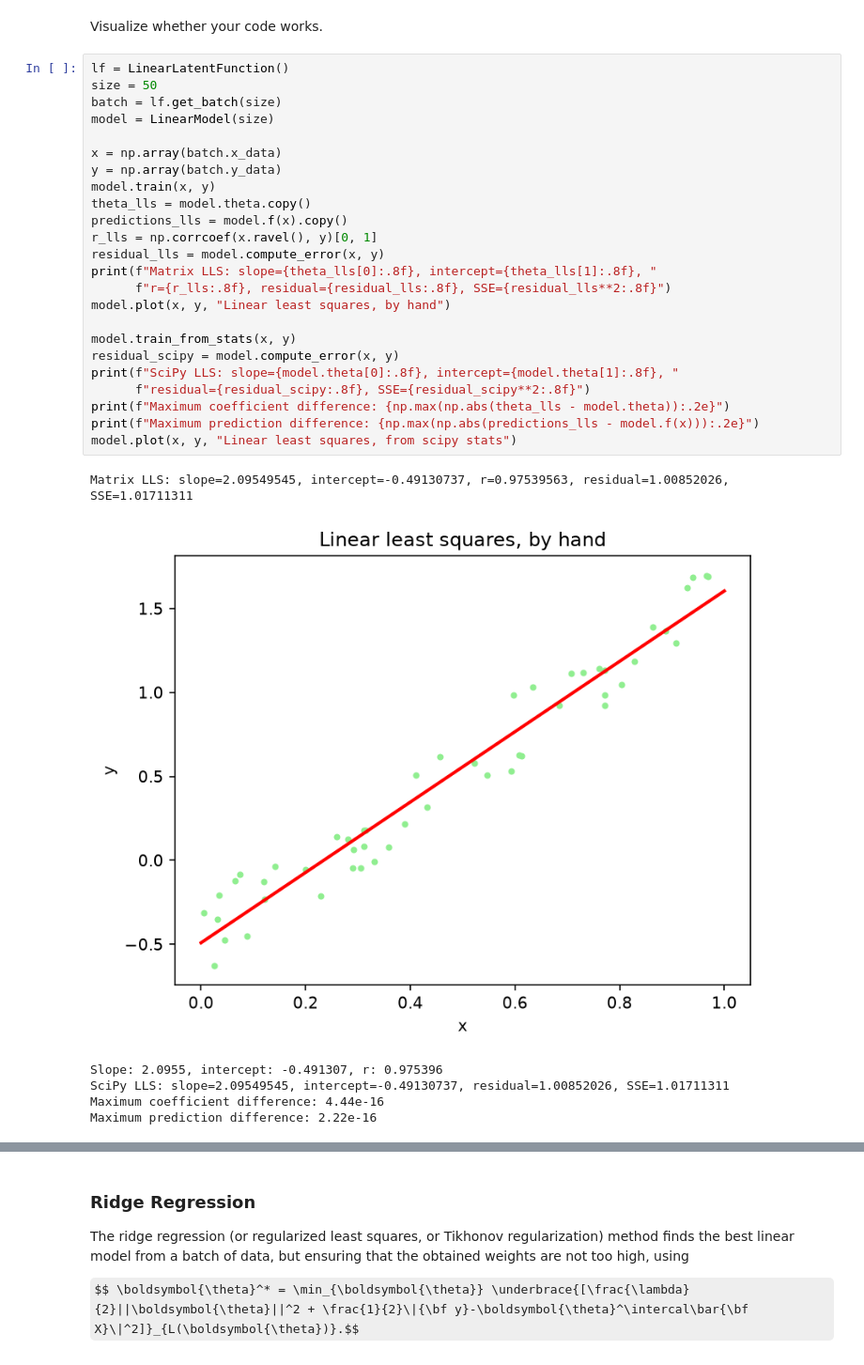
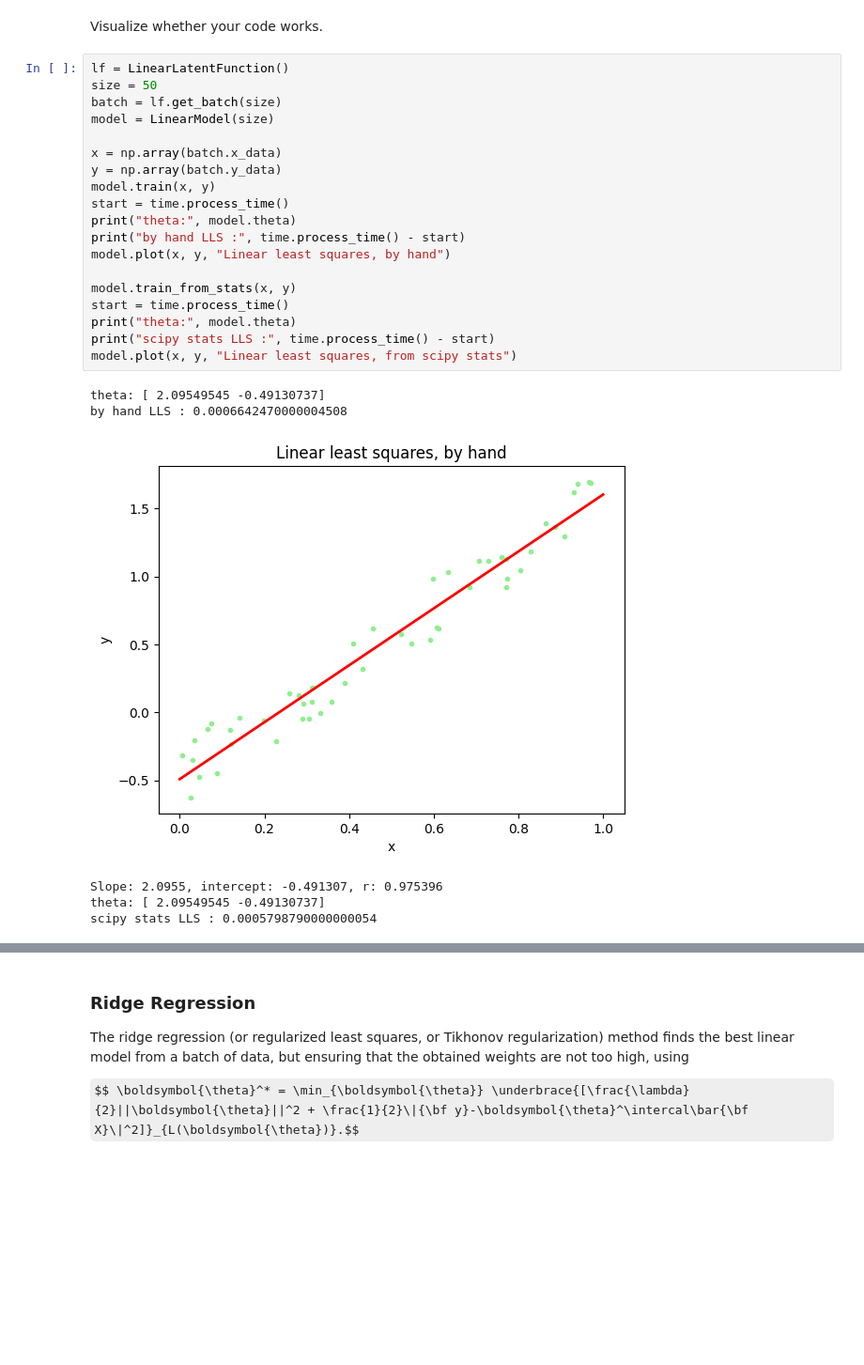
Before and after one commit to Rito-Uddin/APCO_TPs, a Jupyter notebook: 01-regression.Kardad_Uddin.ipynb, the cells around one changed output, grey strips where cells are left out. Shown at 94% size. Cells and saved outputs as stored; diff of their text form; some formulas as TeX source; blank space fills up the shorter version.

```diff
--- a/01-regression.Kardad_Uddin.ipynb
+++ b/01-regression.Kardad_Uddin.ipynb
@@ -340,31 +350,26 @@ Visualize whether your code works.
 # %%
 lf = LinearLatentFunction()
 size = 50
 batch = lf.get_batch(size)
 model = LinearModel(size)
 
 x = np.array(batch.x_data)
 y = np.array(batch.y_data)
 model.train(x, y)
-theta_lls = model.theta.copy()
-predictions_lls = model.f(x).copy()
-r_lls = np.corrcoef(x.ravel(), y)[0, 1]
-residual_lls = model.compute_error(x, y)
-print(f"Matrix LLS: slope={theta_lls[0]:.8f}, intercept={theta_lls[1]:.8f}, "
-      f"r={r_lls:.8f}, residual={residual_lls:.8f}, SSE={residual_lls**2:.8f}")
+start = time.process_time()
+print("theta:", model.theta)
+print("by hand LLS :", time.process_time() - start)
 model.plot(x, y, "Linear least squares, by hand")
 
 model.train_from_stats(x, y)
-residual_scipy = model.compute_error(x, y)
-print(f"SciPy LLS: slope={model.theta[0]:.8f}, intercept={model.theta[1]:.8f}, "
-      f"residual={residual_scipy:.8f}, SSE={residual_scipy**2:.8f}")
-print(f"Maximum coefficient difference: {np.max(np.abs(theta_lls - model.theta)):.2e}")
-print(f"Maximum prediction difference: {np.max(np.abs(predictions_lls - model.f(x))):.2e}")
+start = time.process_time()
+print("theta:", model.theta)
+print("scipy stats LLS :", time.process_time() - start)
 model.plot(x, y, "Linear least squares, from scipy stats")
 # %% [output]
-Matrix LLS: slope=2.09549545, intercept=-0.49130737, r=0.97539563, residual=1.00852026, SSE=1.01711311
+theta: [ 2.09549545 -0.49130737]
+by hand LLS : 0.0006642470000004508
-[figure, old version]
+[figure, new version]
 Slope: 2.0955, intercept: -0.491307, r: 0.975396
-SciPy LLS: slope=2.09549545, intercept=-0.49130737, residual=1.00852026, SSE=1.01711311
-Maximum coefficient difference: 4.44e-16
-Maximum prediction difference: 2.22e-16
+theta: [ 2.09549545 -0.49130737]
+scipy stats LLS : 0.0005798790000000054
```
Also changed, not shown: parts of 20 cells of this notebook, 2 other files.
